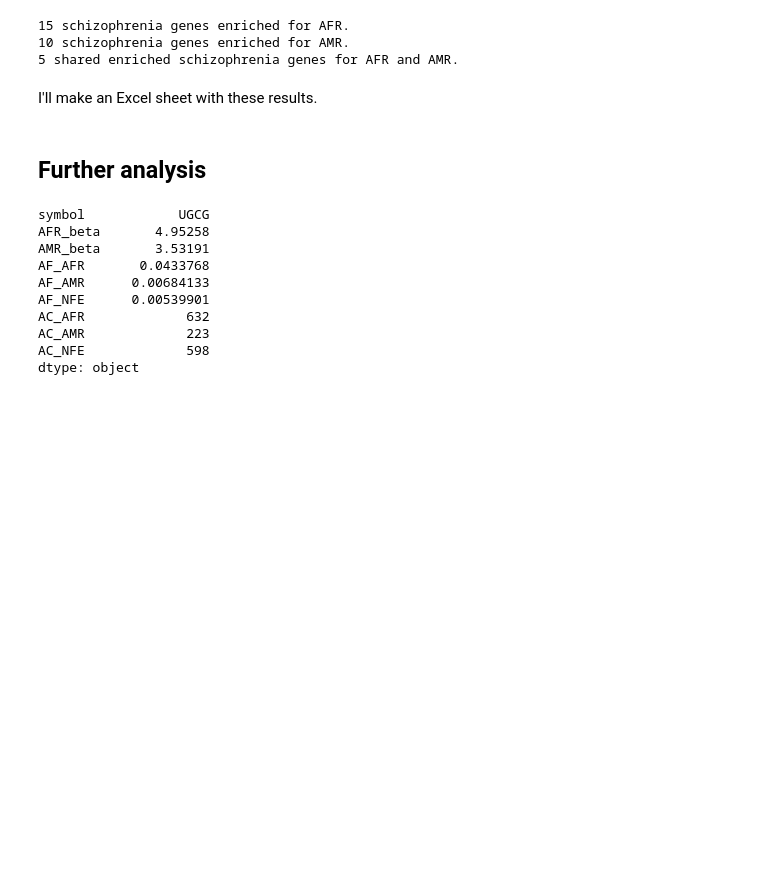
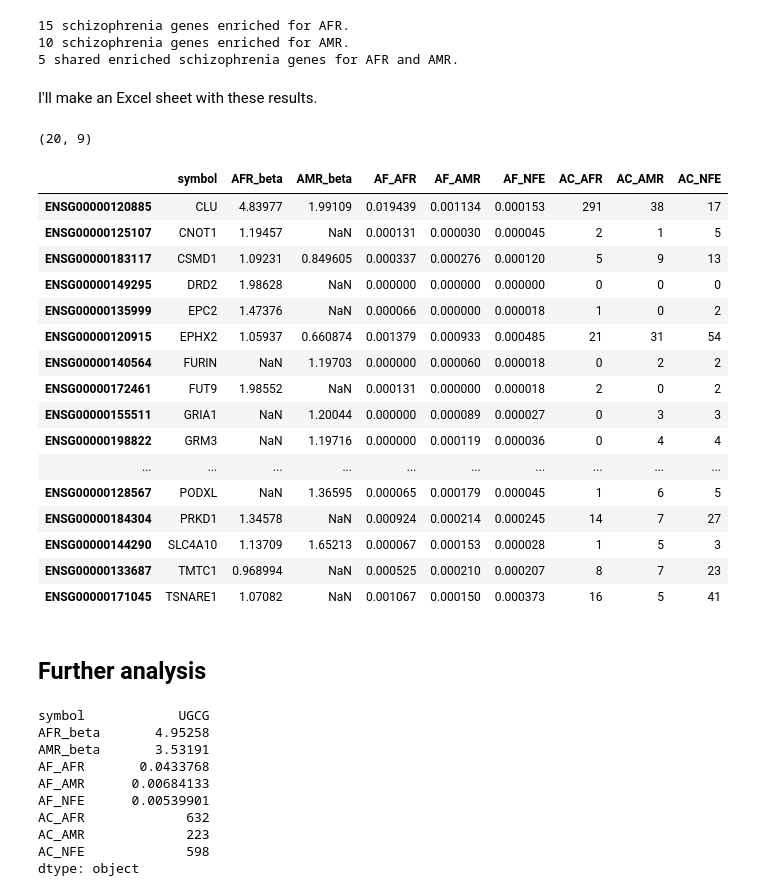
Before and after one commit to rivas-lab/lof-enrichment, a Jupyter notebook: LoF Enrichment Analysis.ipynb, the cells around one changed output. Cells and saved outputs as stored; diff of their text form; code cells hidden in the pictures; blank space fills up the shorter version.

```diff
--- a/LoF Enrichment Analysis.ipynb
+++ b/LoF Enrichment Analysis.ipynb
@@ -197,16 +202,3 @@ lof_gene = lof_gene[gtable.ix[lof_gene.index, 'gene_type'] == 'protein_coding']
-# %%
-def calc_summary_stats(df, popb, popa='NFE'):
-    lofa = df['AC_{}'.format(popa)]
-    not_lofa = df['AN_{}'.format(popa)] - lofa
-    lofb = df['AC_{}'.format(popb)]
-    not_lofb = df['AN_{}'.format(popb)] - lofb
-
-    beta = np.log(((0.5 + not_lofa) * (0.5 + lofb)) / ((0.5 + lofa) * (0.5 + not_lofb)))
-    stderr2 = 1 / (0.5 + not_lofa) + 1 / (0.5 + not_lofb) + 1 / (0.5 + lofa) + 1 / (0.5 + lofb)
-
-    ss = pd.DataFrame({'beta':beta, 'se2':stderr2})
-
-    return ss
 # %%
 summary_stats = {}
 tpops = list(set(pops) - set(['NFE', 'OTH']))
@@ -739,6 +727,30 @@ schiz['AC_NFE'] = lof_gene.AC_NFE.ix[schiz.index]
 5 shared enriched schizophrenia genes for AFR and AMR.
 # %% [markdown]
 I'll make an Excel sheet with these results.
+# %%
+schiz.shape
+# %% [output]
+(20, 9)
+# %%
+schiz
+# %% [output]
+|  | symbol | AFR_beta | AMR_beta | AF_AFR | AF_AMR | AF_NFE | AC_AFR | AC_AMR | AC_NFE |
+| ENSG00000120885 | CLU | 4.83977 | 1.99109 | 0.019439 | 0.001134 | 0.000153 | 291 | 38 | 17 |
+| ENSG00000125107 | CNOT1 | 1.19457 | NaN | 0.000131 | 0.000030 | 0.000045 | 2 | 1 | 5 |
+| ENSG00000183117 | CSMD1 | 1.09231 | 0.849605 | 0.000337 | 0.000276 | 0.000120 | 5 | 9 | 13 |
+| ENSG00000149295 | DRD2 | 1.98628 | NaN | 0.000000 | 0.000000 | 0.000000 | 0 | 0 | 0 |
+| ENSG00000135999 | EPC2 | 1.47376 | NaN | 0.000066 | 0.000000 | 0.000018 | 1 | 0 | 2 |
+| ENSG00000120915 | EPHX2 | 1.05937 | 0.660874 | 0.001379 | 0.000933 | 0.000485 | 21 | 31 | 54 |
+| ENSG00000140564 | FURIN | NaN | 1.19703 | 0.000000 | 0.000060 | 0.000018 | 0 | 2 | 2 |
+| ENSG00000172461 | FUT9 | 1.98552 | NaN | 0.000131 | 0.000000 | 0.000018 | 2 | 0 | 2 |
+| ENSG00000155511 | GRIA1 | NaN | 1.20044 | 0.000000 | 0.000089 | 0.000027 | 0 | 3 | 3 |
+| ENSG00000198822 | GRM3 | NaN | 1.19716 | 0.000000 | 0.000119 | 0.000036 | 0 | 4 | 4 |
+| ... | ... | ... | ... | ... | ... | ... | ... | ... | ... |
+| ENSG00000128567 | PODXL | NaN | 1.36595 | 0.000065 | 0.000179 | 0.000045 | 1 | 6 | 5 |
+| ENSG00000184304 | PRKD1 | 1.34578 | NaN | 0.000924 | 0.000214 | 0.000245 | 14 | 7 | 27 |
+| ENSG00000144290 | SLC4A10 | 1.13709 | 1.65213 | 0.000067 | 0.000153 | 0.000028 | 1 | 5 | 3 |
+| ENSG00000133687 | TMTC1 | 0.968994 | NaN | 0.000525 | 0.000210 | 0.000207 | 8 | 7 | 23 |
+| ENSG00000171045 | TSNARE1 | 1.07082 | NaN | 0.001067 | 0.000150 | 0.000373 | 16 | 5 | 41 |
 # %%
 writer = pd.ExcelWriter('afr_amr_enriched.xlsx')
 fda.to_excel(writer, 'fda_drug_targets')
```
Also changed, not shown: parts of 6 cells of this notebook, 2 other files.
